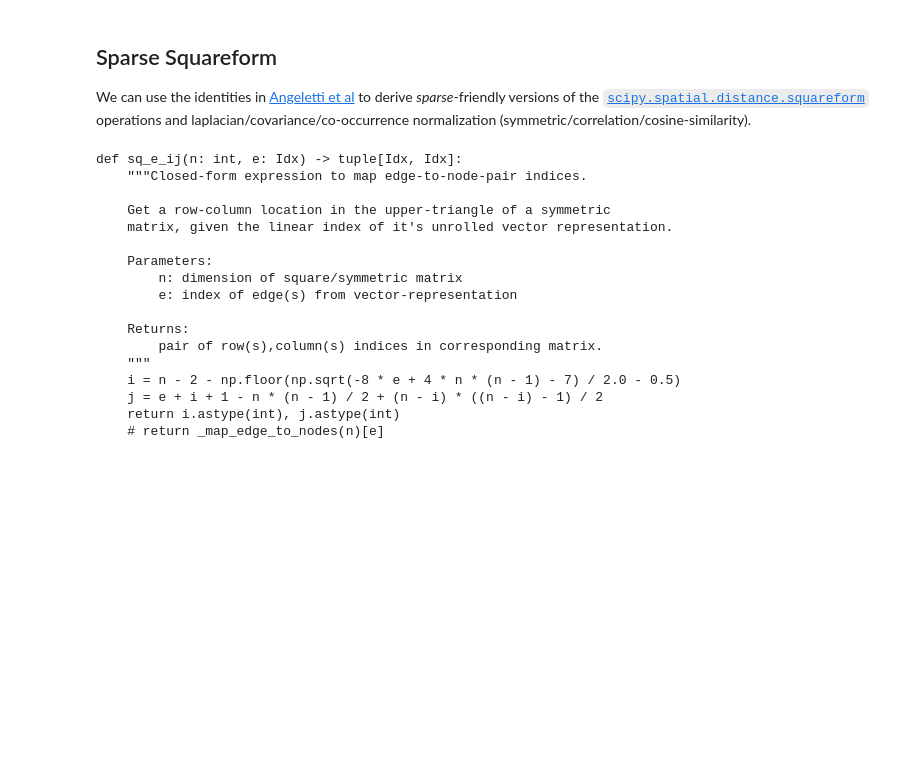
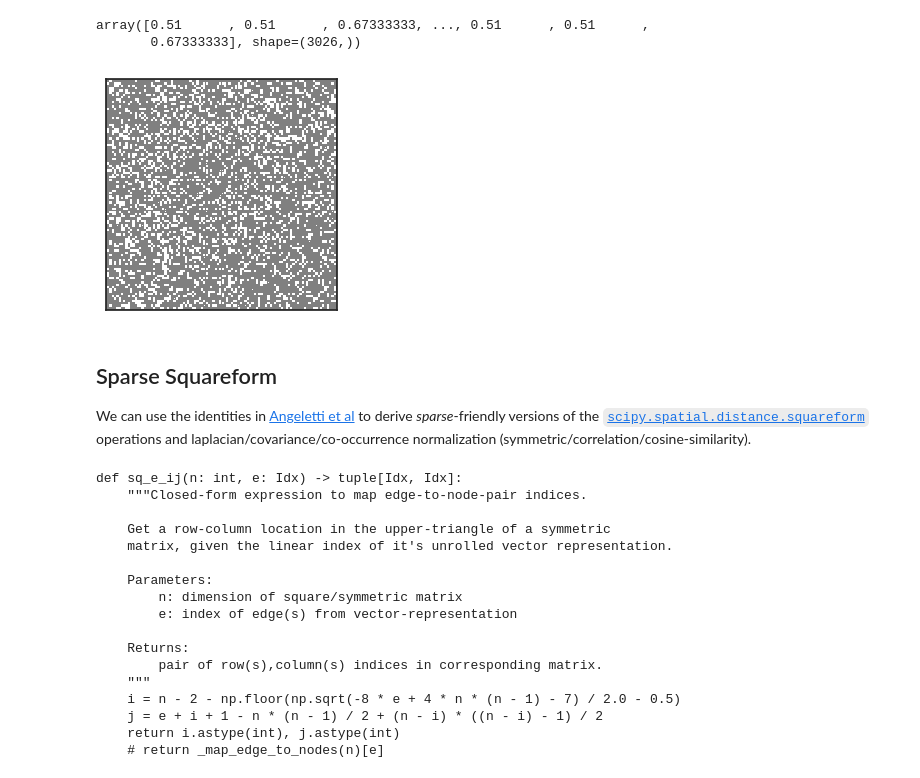
Before and after one commit to rtbs-dev/affinis, a Jupyter notebook: notebooks/prototyping/sparse-ops-backend.ipynb, the cells around one changed output. Cells and saved outputs as stored; diff of their text form; code cells hidden in the pictures; blank space fills up the shorter version.

```diff
--- a/notebooks/prototyping/sparse-ops-backend.ipynb
+++ b/notebooks/prototyping/sparse-ops-backend.ipynb
@@ -50,3 +40,10 @@ fp
+# %%
+hinton(forest_pursuit(X.astype(bool), n_jobs=4).todense())
+forest_pursuit(X.astype(bool).astype(int)).data
+# %% [output]
+array([0.51      , 0.51      , 0.67333333, ..., 0.51      , 0.51      ,
+       0.67333333], shape=(3026,))
+[figure, added]
 # %% [markdown]
 ## Sparse Squareform
 
```
Also changed, not shown: parts of 5 cells of this notebook, 6 other files.
